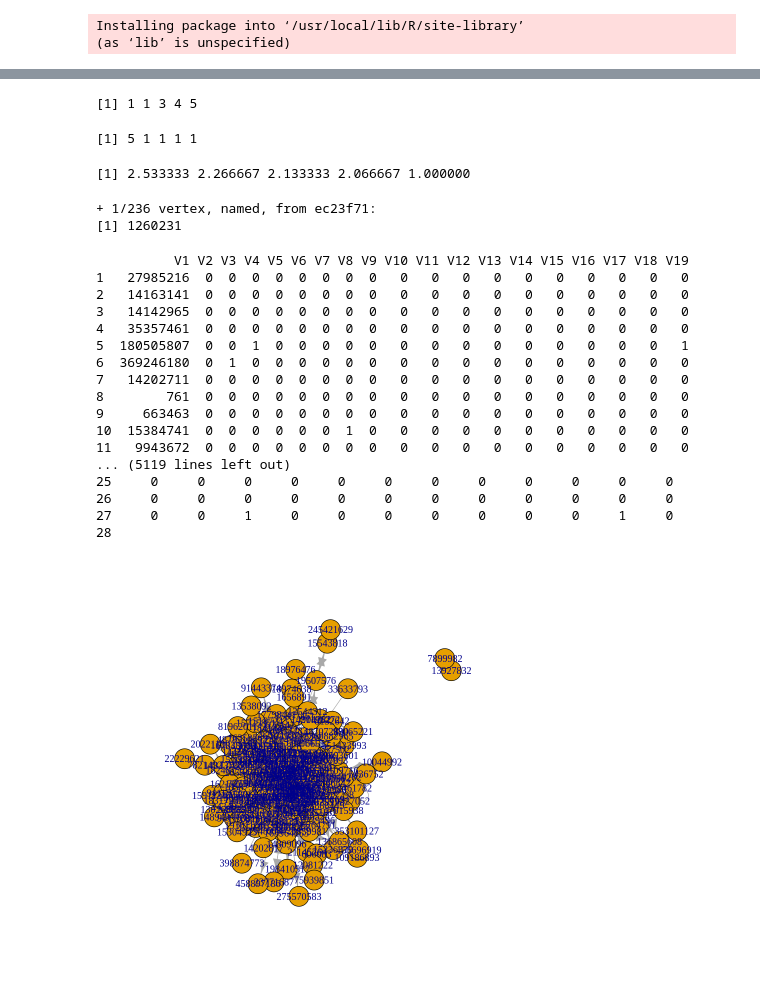
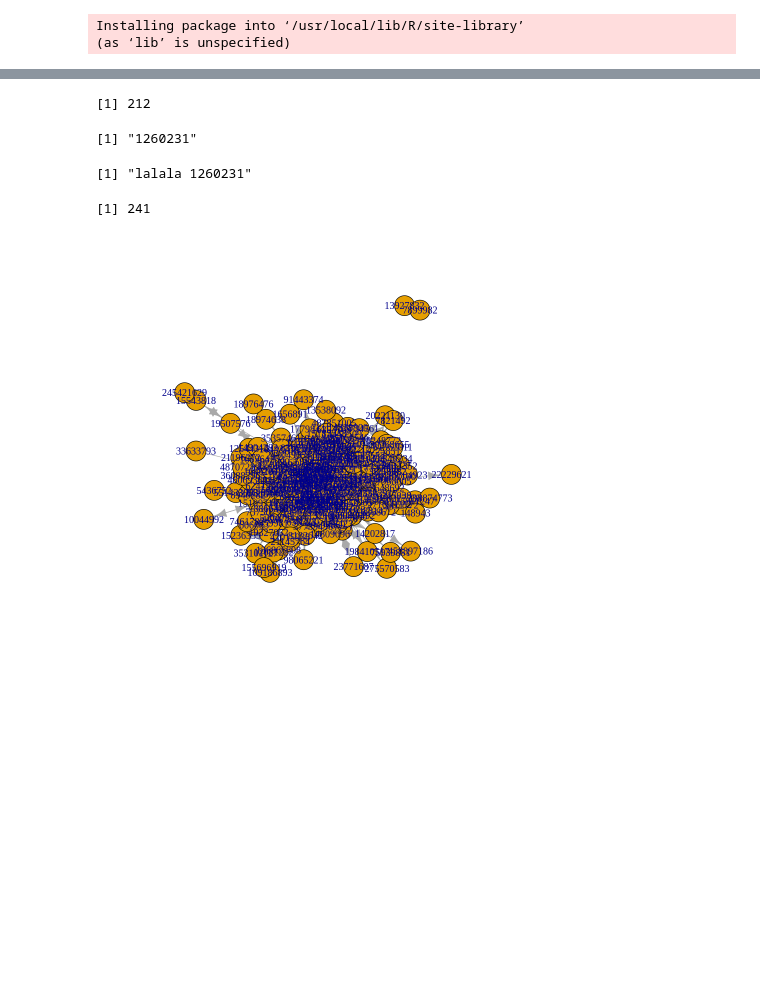
Before and after one commit to dgpay/alpha, a Jupyter notebook: AlphaOtherWay.ipynb, the cells around one changed output, grey strips where cells are left out. Drawn from its saved outputs; the diff is of its cells as text; code cells hidden in the pictures; blank space fills up the shorter version.

```diff
--- a/AlphaOtherWay.ipynb
+++ b/AlphaOtherWay.ipynb
@@ -16,57 +125,54 @@ Warning message:
 # %%
 library(igraph)
 
-g.1 <- graph( c(1,3,2,3,3,4,4,5) )
-g.2 <- graph( c(2,1,3,1,4,1,5,1) )
-g.3 <- graph( c(1,2,2,3,3,4,4,1,5,1) )
-alpha_centrality(g.1)
-alpha_centrality(g.2)
-alpha_centrality(g.3,alpha=0.5)
-
-
-
+# ===========inputan batas=========================================
 tab<-read.table ("/content/12831.edges" , header = TRUE)
 # print(tab)
 links <- data.frame(
     source=c(tab[1]),
     target=c(tab[2])
     )
 
 # create the network object
 network <- graph_from_data_frame(d=links, directed=T)
+
 # print_all(network)
 plot(network)
 arr<-alpha.centrality(network,alpha = 0.5)
-a<-max(arr)
-indx<-match(c(a),arr)
-arrIdx<-V(network)
-arrIdx[indx] #ini vertex yang kuatnya
+a<-max(arr) #nilai alpha terbesar
+indx<-match(c(a),arr) #cari index ke berapa
+# IdNode=V(network) #ini idNode nya dari setiap buletan ego
+NodeId<- as_ids(V(network))
+print(indx)
+# print(IdNode)
+# V(network)[indx] #ini vertex yang kuatnya
+NodeId[indx]
+
+#==============================Nanti======================================
+
+sprintf("lalala %i",strtoi(NodeId[indx]))
+
+
 
 tab<-read.table ("/content/12831.circles" , header = FALSE)
 circle_name <-tab[1,2]
-tab<-read.table ("/content/12831.feat" , header = FALSE)
-print(tab)
+tab1<-read.table ("/content/12831.feat" , header = FALSE)
+net<- as.matrix(tab1)
+tab2<-read.table ("/content/12831.featnames" , header = FALSE)
+net1<- as.matrix(tab2)
+#print(net)
+#print(net[1,])
+#print(net[,1])
+IdxFeat<-match(1260231,net)
+print(IdxFeat)
+# for (i in net){
+#   if (net[IdxFeat,i] == 1) {
+#     print(net1[i,1])
+#   }
+# }
 # %% [output]
-[1] 1 1 3 4 5
+[1] 212
-[1] 5 1 1 1 1
+[1] "1260231"
-[1] 2.533333 2.266667 2.133333 2.066667 1.000000
+[1] "lalala 1260231"
-+ 1/236 vertex, named, from ec23f71:
-[1] 1260231
+[1] 241
-          V1 V2 V3 V4 V5 V6 V7 V8 V9 V10 V11 V12 V13 V14 V15 V16 V17 V18 V19
-1   27985216  0  0  0  0  0  0  0  0   0   0   0   0   0   0   0   0   0   0
-2   14163141  0  0  0  0  0  0  0  0   0   0   0   0   0   0   0   0   0   0
-3   14142965  0  0  0  0  0  0  0  0   0   0   0   0   0   0   0   0   0   0
-4   35357461  0  0  0  0  0  0  0  0   0   0   0   0   0   0   0   0   0   0
-5  180505807  0  0  1  0  0  0  0  0   0   0   0   0   0   0   0   0   0   1
-6  369246180  0  1  0  0  0  0  0  0   0   0   0   0   0   0   0   0   0   0
-7   14202711  0  0  0  0  0  0  0  0   0   0   0   0   0   0   0   0   0   0
-8        761  0  0  0  0  0  0  0  0   0   0   0   0   0   0   0   0   0   0
-9     663463  0  0  0  0  0  0  0  0   0   0   0   0   0   0   0   0   0   0
-10  15384741  0  0  0  0  0  0  1  0   0   0   0   0   0   0   0   0   0   0
-11   9943672  0  0  0  0  0  0  0  0   0   0   0   0   0   0   0   0   0   0
-... (5119 lines left out)
-25     0     0     0     0     0     0     0     0     0     0     0     0
-26     0     0     0     0     0     0     0     0     0     0     0     0
-27     0     0     1     0     0     0     0     0     0     0     1     0
-28
-[figure, old version]
+[figure, new version]
```
Also changed, not shown: parts of 6 cells of this notebook.
